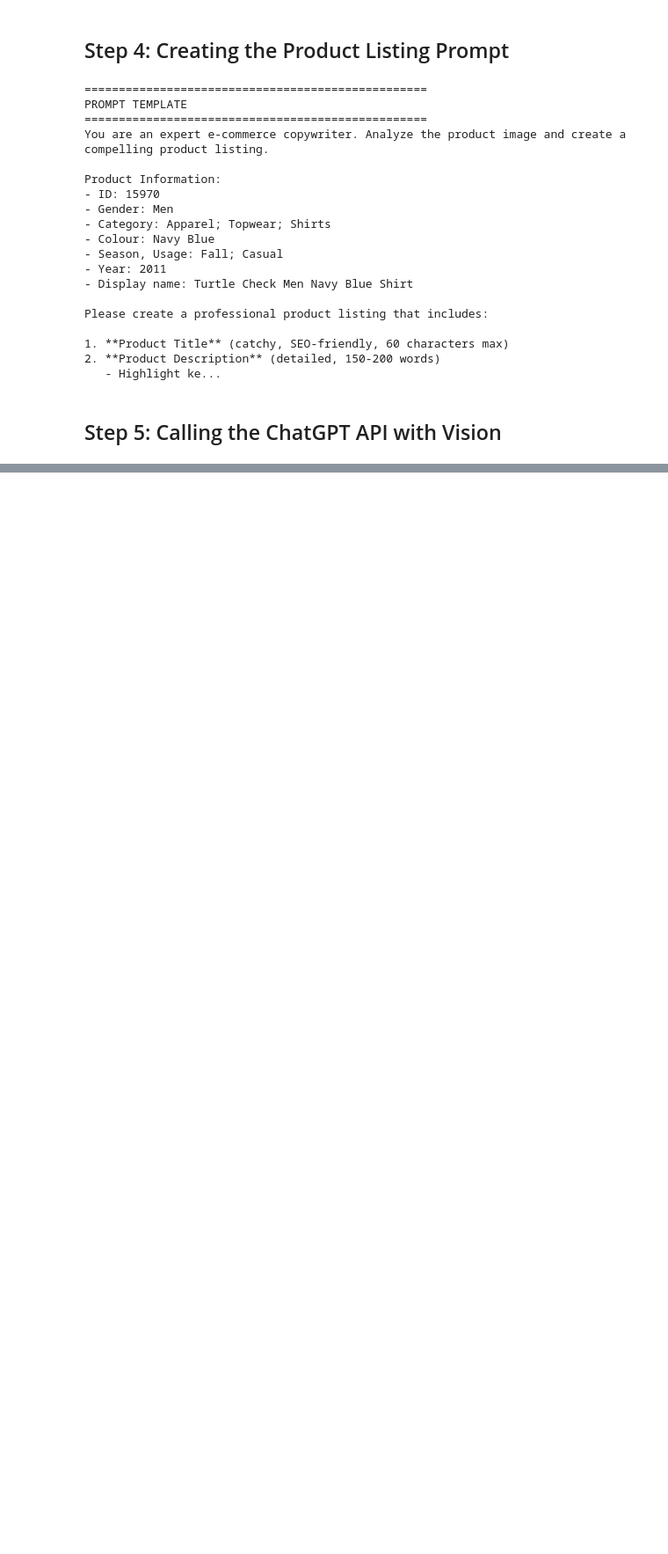
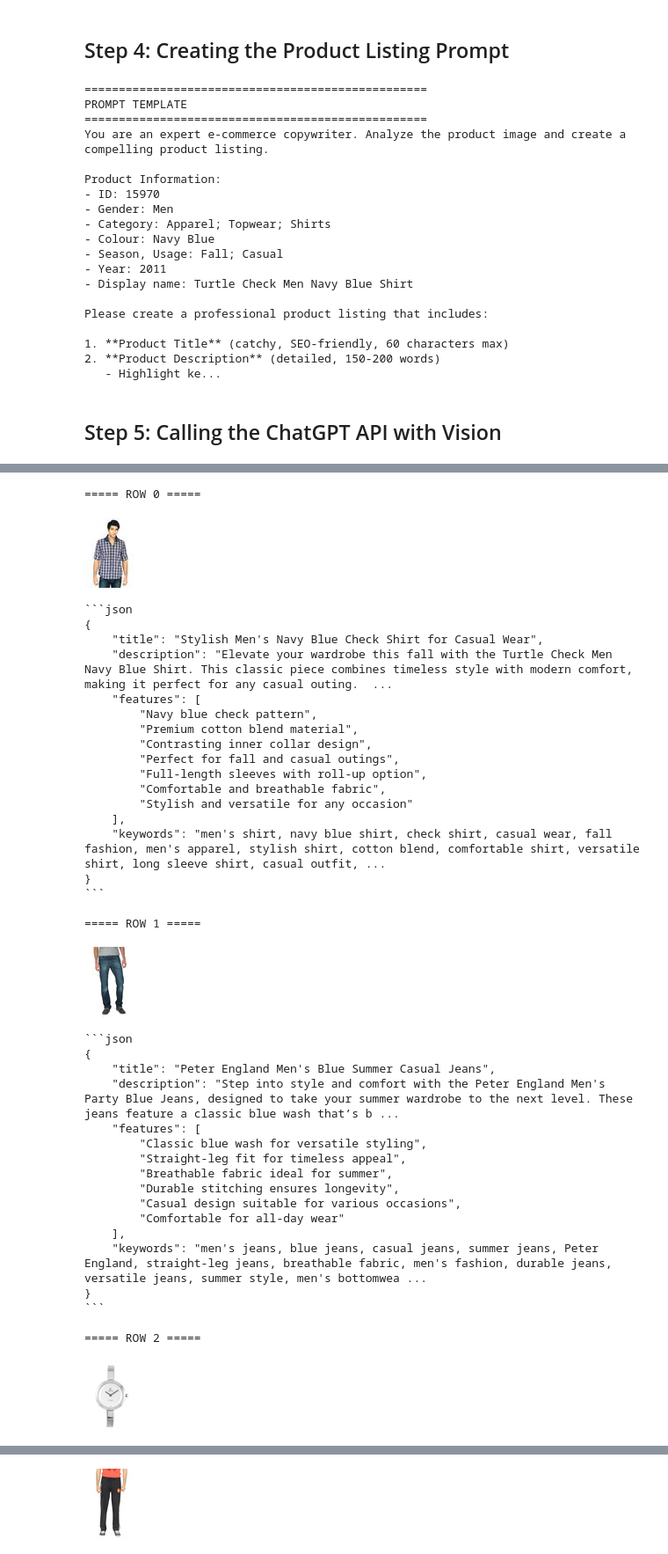
Before and after one commit to charliemb75/myfirstlab, a Jupyter notebook: Lab4_API_ChatGPT/product_listings.ipynb, the cells around one changed output, grey strips where cells are left out. Shown at 88% size. Saved outputs shown, nothing was run; the diff lists cells and outputs as text; code cells hidden in the pictures; blank space fills up the shorter version.

Commit message:
Lab4 finished, final json

````diff
--- a/Lab4_API_ChatGPT/product_listings.ipynb
+++ b/Lab4_API_ChatGPT/product_listings.ipynb
@@ -198,0 +216,69 @@ response = client.chat.completions.create(
+# %%
+def generate_response(df_row):
+    prompt = create_product_listing_prompt(df_row)
+    image = {"url": f"embedded-picture'image_base64']}"}
+
+    response = client.chat.completions.create(
+        model="gpt-4o",
+        messages=[
+            {"role": "user",
+            "content": [{"type": "text", "text": prompt},
+                        {"type": "image_url", "image_url": image}]
+            }
+        ]
+    )
+    return response.choices[0].message.content
+# %%
+start = 0
+end = 4 # len(products_df)
+all_results = []
+
+for idx, row in products_df.iloc[start:end].iterrows():
+    print(f"\n===== ROW {idx} =====")
+
+    result = generate_response(row)
+    products_df.loc[idx, "listing_raw"] = result
+
+    display(row["image"])
+    all_results.append(result)
+    print(result)
+# %% [output]
+===== ROW 0 =====
+[figure, added]
+```json
+{
+    "title": "Stylish Men's Navy Blue Check Shirt for Casual Wear",
+    "description": "Elevate your wardrobe this fall with the Turtle Check Men Navy Blue Shirt. This classic piece combines timeless style with modern comfort, making it perfect for any casual outing.  ...
+    "features": [
+        "Navy blue check pattern",
+        "Premium cotton blend material",
+        "Contrasting inner collar design",
+        "Perfect for fall and casual outings",
+        "Full-length sleeves with roll-up option",
+        "Comfortable and breathable fabric",
+        "Stylish and versatile for any occasion"
+    ],
+    "keywords": "men's shirt, navy blue shirt, check shirt, casual wear, fall fashion, men's apparel, stylish shirt, cotton blend, comfortable shirt, versatile shirt, long sleeve shirt, casual outfit, ...
+}
+```
+
+===== ROW 1 =====
+[figure, added]
+```json
+{
+    "title": "Peter England Men's Blue Summer Casual Jeans",
+    "description": "Step into style and comfort with the Peter England Men's Party Blue Jeans, designed to take your summer wardrobe to the next level. These jeans feature a classic blue wash that’s b ...
+    "features": [
+        "Classic blue wash for versatile styling",
+        "Straight-leg fit for timeless appeal",
+        "Breathable fabric ideal for summer",
+        "Durable stitching ensures longevity",
+        "Casual design suitable for various occasions",
+        "Comfortable for all-day wear"
+    ],
+    "keywords": "men's jeans, blue jeans, casual jeans, summer jeans, Peter England, straight-leg jeans, breathable fabric, men's fashion, durable jeans, versatile jeans, summer style, men's bottomwea ...
+}
+```
+
+===== ROW 2 =====
+[figure, added]
@@ -198,0 +303 @@ response = client.chat.completions.create(
+[figure, added]
````
Also changed, not shown: parts of 7 cells of this notebook, 1 other file.
